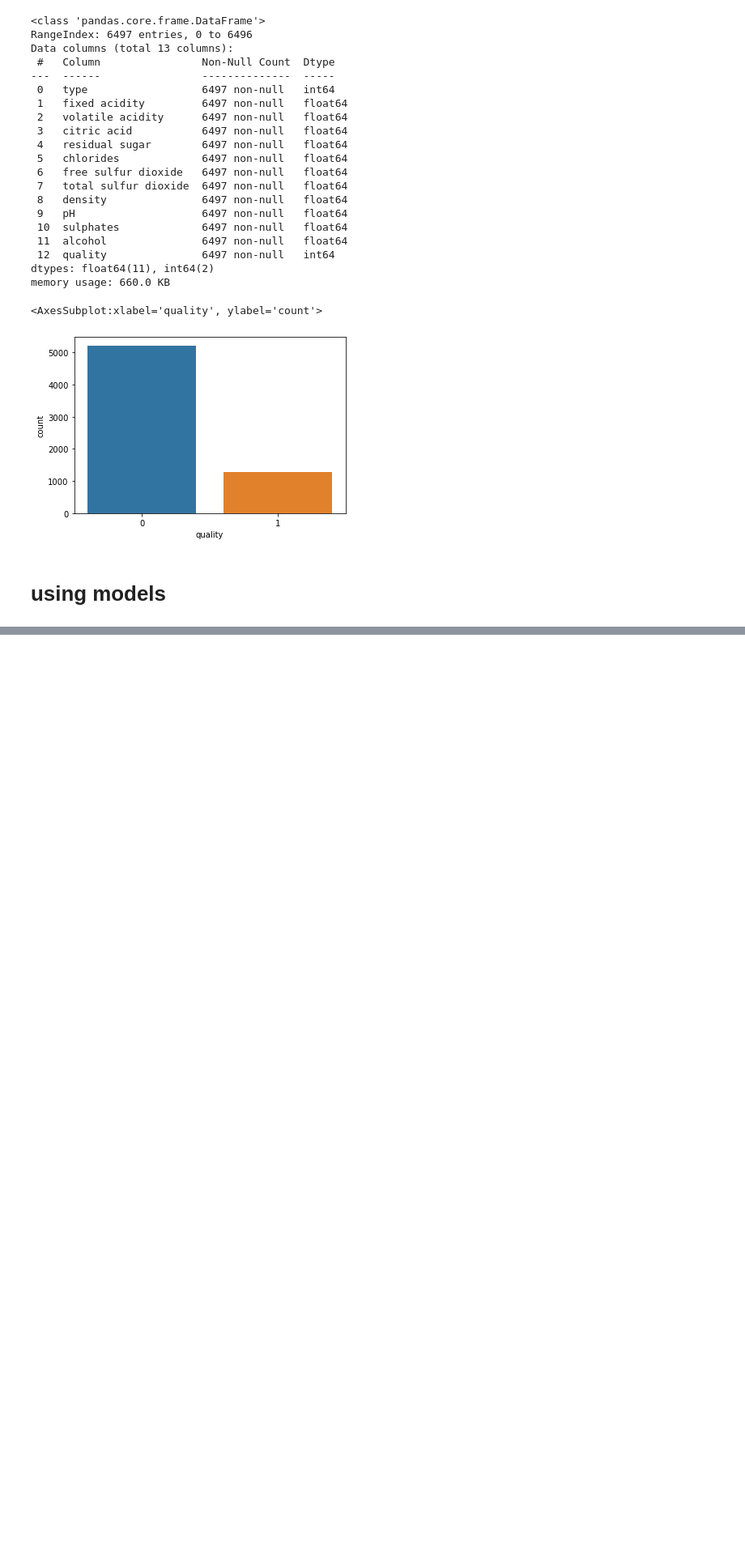
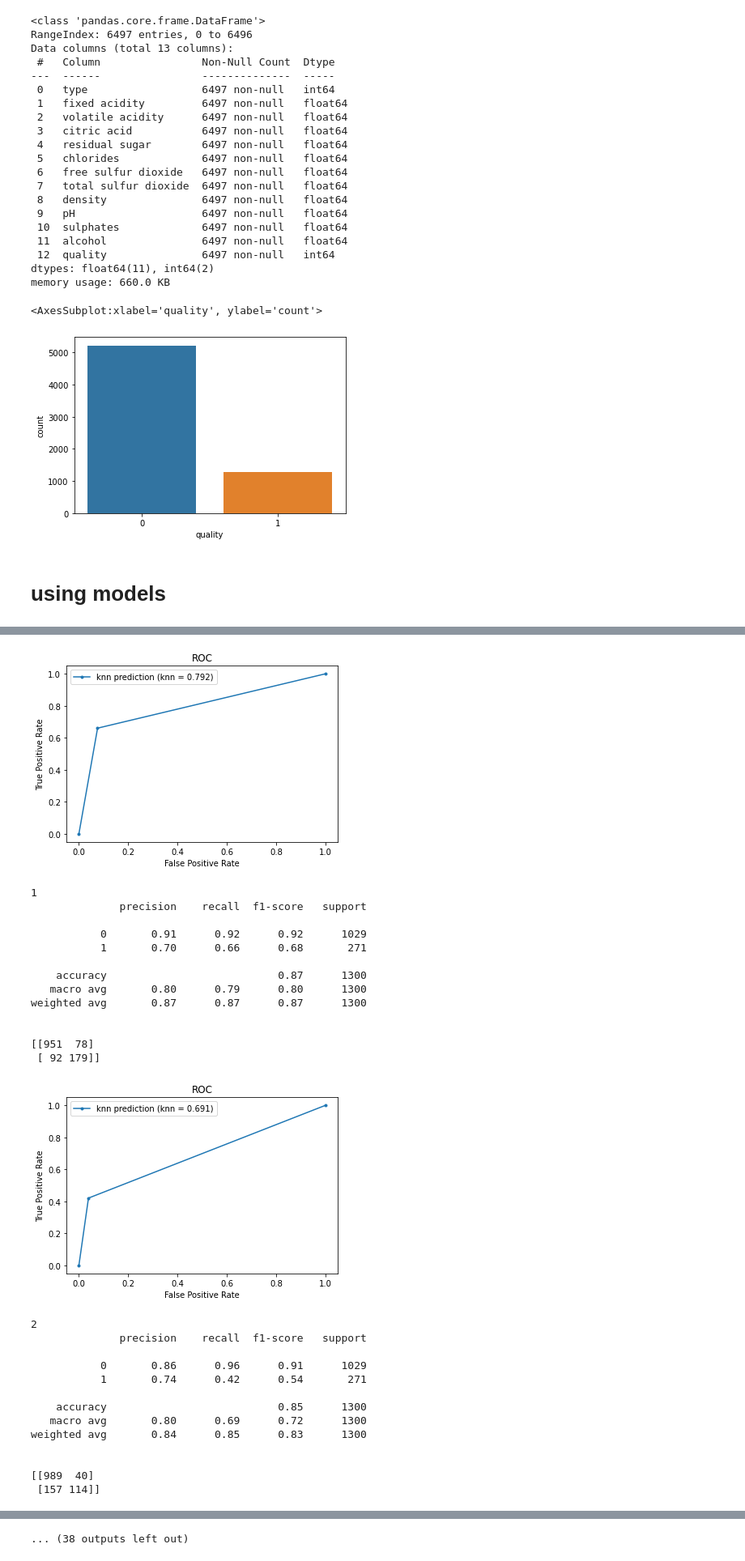
Before and after one commit to Alon-Elisha/Final-Project, a Jupyter notebook: Final_Project.ipynb, the cells around one changed output, grey strips where cells are left out. Shown at 81% size. Cells and saved outputs as stored; diff of their text form; code cells hidden in the pictures; blank space fills up the shorter version.

```diff
--- a/Final_Project.ipynb
+++ b/Final_Project.ipynb
@@ -345,0 +462,50 @@ weighted avg       0.78      0.82      0.78      1950
+# %%
+X_s_train, X_s_test, y_train, y_test = train_test_split(X_s, y, test_size=0.2, random_state=4)
+# %%
+k_range = list(range(1, 26))
+scores_s = []
+for k in k_range:
+    knn = KNeighborsClassifier(n_neighbors=k)
+    knn.fit(X_s_train, y_train)
+    y_pred = knn.predict(X_s_test)
+    knn_fpr, knn_tpr, _ = roc_curve(y_test, y_pred)
+    plt.plot(knn_fpr, knn_tpr, marker = '.', label = "knn prediction (knn = %0.3f)" % roc_auc_score(y_test,y_pred))
+    plt.title('ROC')
+    plt.xlabel('False Positive Rate')
+    plt.ylabel('True Positive Rate')
+    plt.legend()
+    plt.show()
+    print(k)
+    print(classification_report(y_test, y_pred))
+    print()
+    print(confusion_matrix(y_test, y_pred))
+    print()
+# %% [output]
+[figure, added]
+1
+              precision    recall  f1-score   support
+
+           0       0.91      0.92      0.92      1029
+           1       0.70      0.66      0.68       271
+
+    accuracy                           0.87      1300
+   macro avg       0.80      0.79      0.80      1300
+weighted avg       0.87      0.87      0.87      1300
+
+
+[[951  78]
+ [ 92 179]]
+[figure, added]
+2
+              precision    recall  f1-score   support
+
+           0       0.86      0.96      0.91      1029
+           1       0.74      0.42      0.54       271
+
+    accuracy                           0.85      1300
+   macro avg       0.80      0.69      0.72      1300
+weighted avg       0.84      0.85      0.83      1300
+
+
+[[989  40]
+ [157 114]]
@@ -345,0 +568 @@ weighted avg       0.78      0.82      0.78      1950
+... (38 outputs left out)
```
Also changed, not shown: parts of 10 cells of this notebook.
